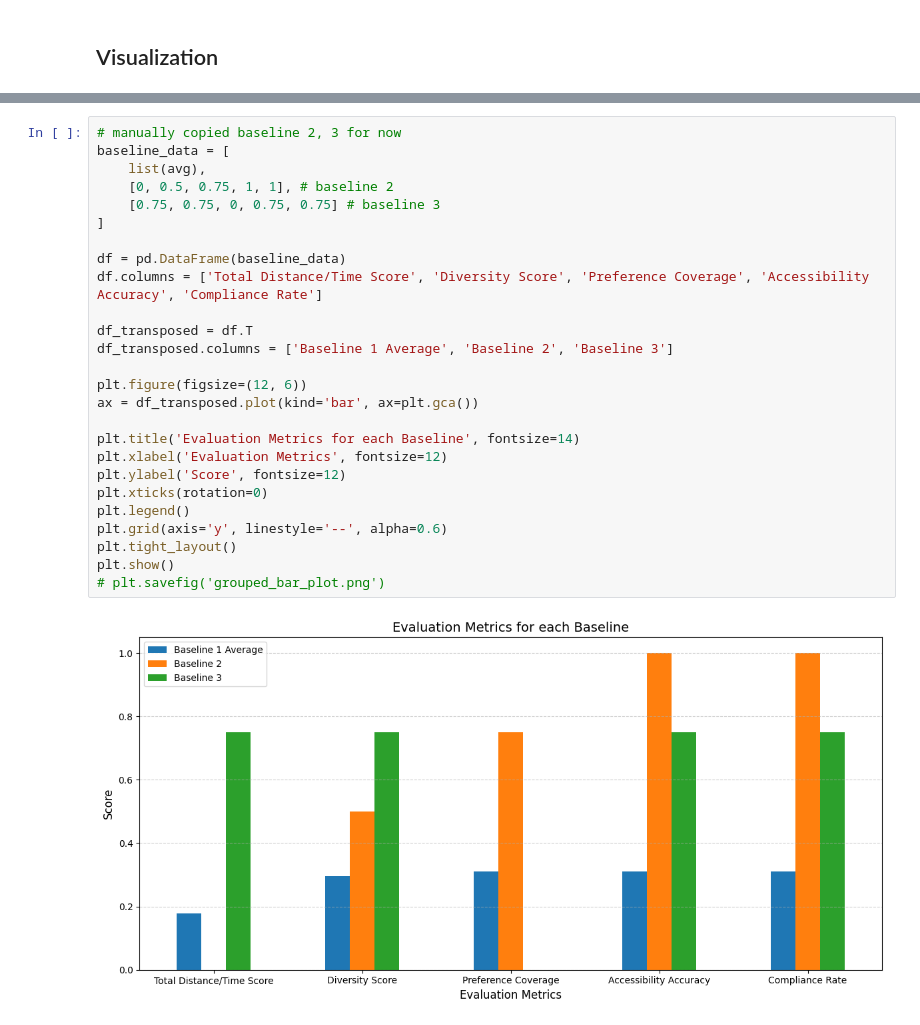
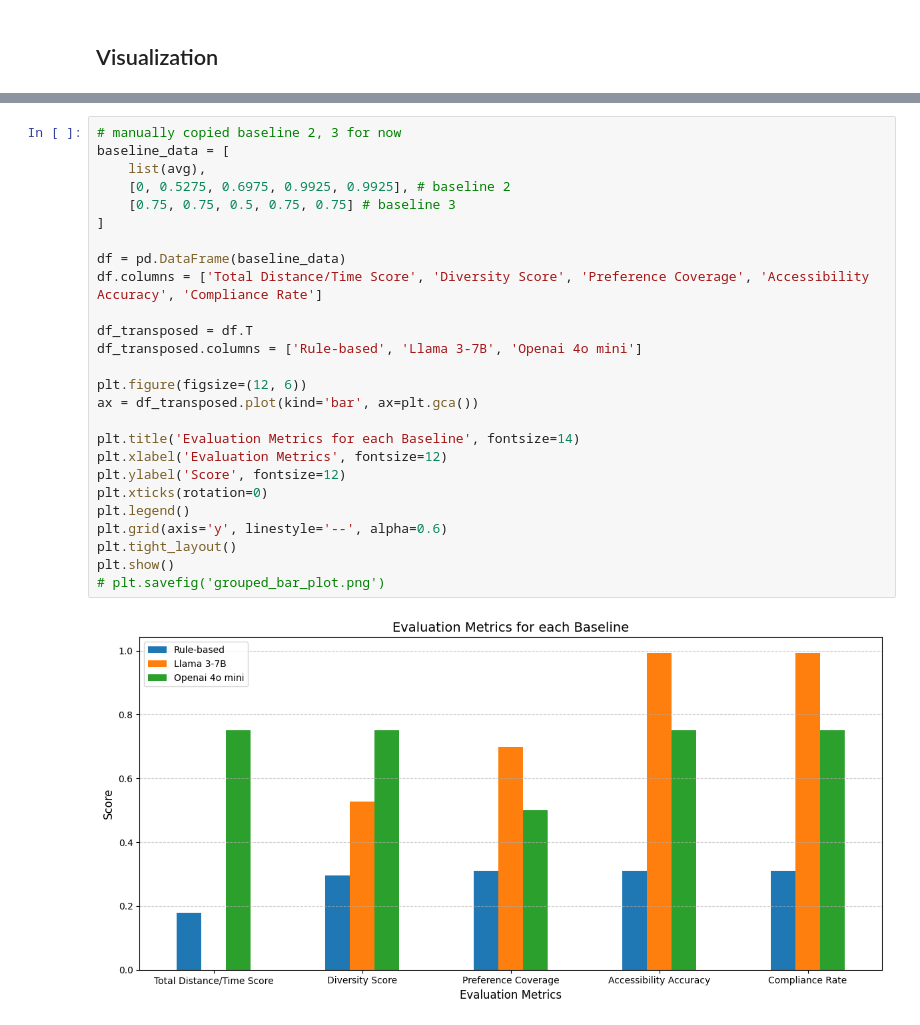
Before and after one commit to jhparkt/Itinerary_Recs, a Jupyter notebook: models/rulebased.ipynb, the cells around one changed output, grey strips where cells are left out. Drawn from its saved outputs; the diff is of its cells as text.

Commit message:
Update baseline to use test set

```diff
--- a/models/rulebased.ipynb
+++ b/models/rulebased.ipynb
@@ -346,28 +347,28 @@ plt.tight_layout()
 # %%
 # manually copied baseline 2, 3 for now
 baseline_data = [
     list(avg),
-    [0, 0.5, 0.75, 1, 1], # baseline 2
-    [0.75, 0.75, 0, 0.75, 0.75] # baseline 3
+    [0, 0.5275, 0.6975, 0.9925, 0.9925], # baseline 2
+    [0.75, 0.75, 0.5, 0.75, 0.75] # baseline 3
 ]
 
 df = pd.DataFrame(baseline_data)
 df.columns = ['Total Distance/Time Score', 'Diversity Score', 'Preference Coverage', 'Accessibility Accuracy', 'Compliance Rate']
 
 df_transposed = df.T
-df_transposed.columns = ['Baseline 1 Average', 'Baseline 2', 'Baseline 3']
+df_transposed.columns = ['Rule-based', 'Llama 3-7B', 'Openai 4o mini']
 
 plt.figure(figsize=(12, 6))
 ax = df_transposed.plot(kind='bar', ax=plt.gca())
 
 plt.title('Evaluation Metrics for each Baseline', fontsize=14)
 plt.xlabel('Evaluation Metrics', fontsize=12)
 plt.ylabel('Score', fontsize=12)
 plt.xticks(rotation=0)
 plt.legend()
 plt.grid(axis='y', linestyle='--', alpha=0.6)
 plt.tight_layout()
 plt.show()
 # plt.savefig('grouped_bar_plot.png')
 # %% [output]
-[figure, old version]
+[figure, new version]
```
Also changed, not shown: parts of 2 cells of this notebook, 3 other files.
